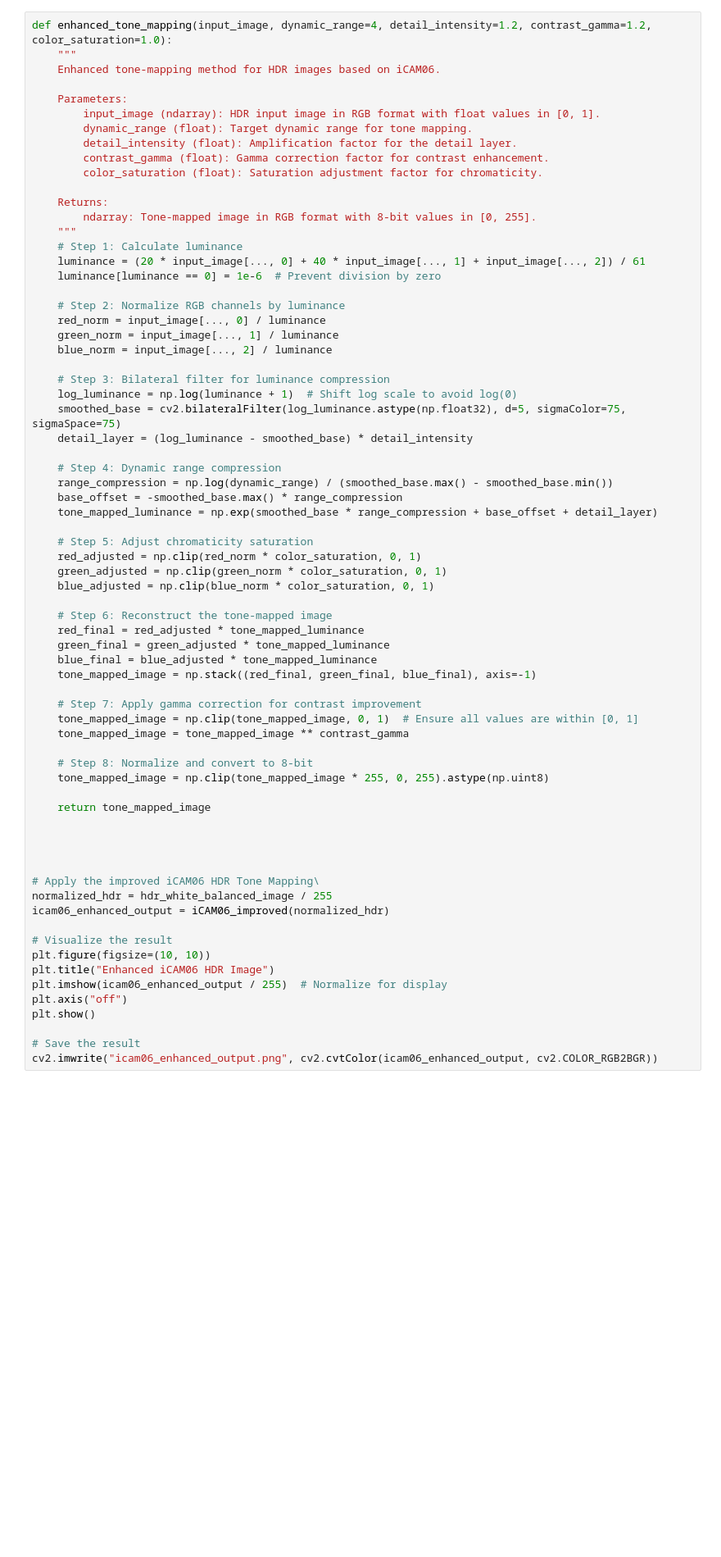
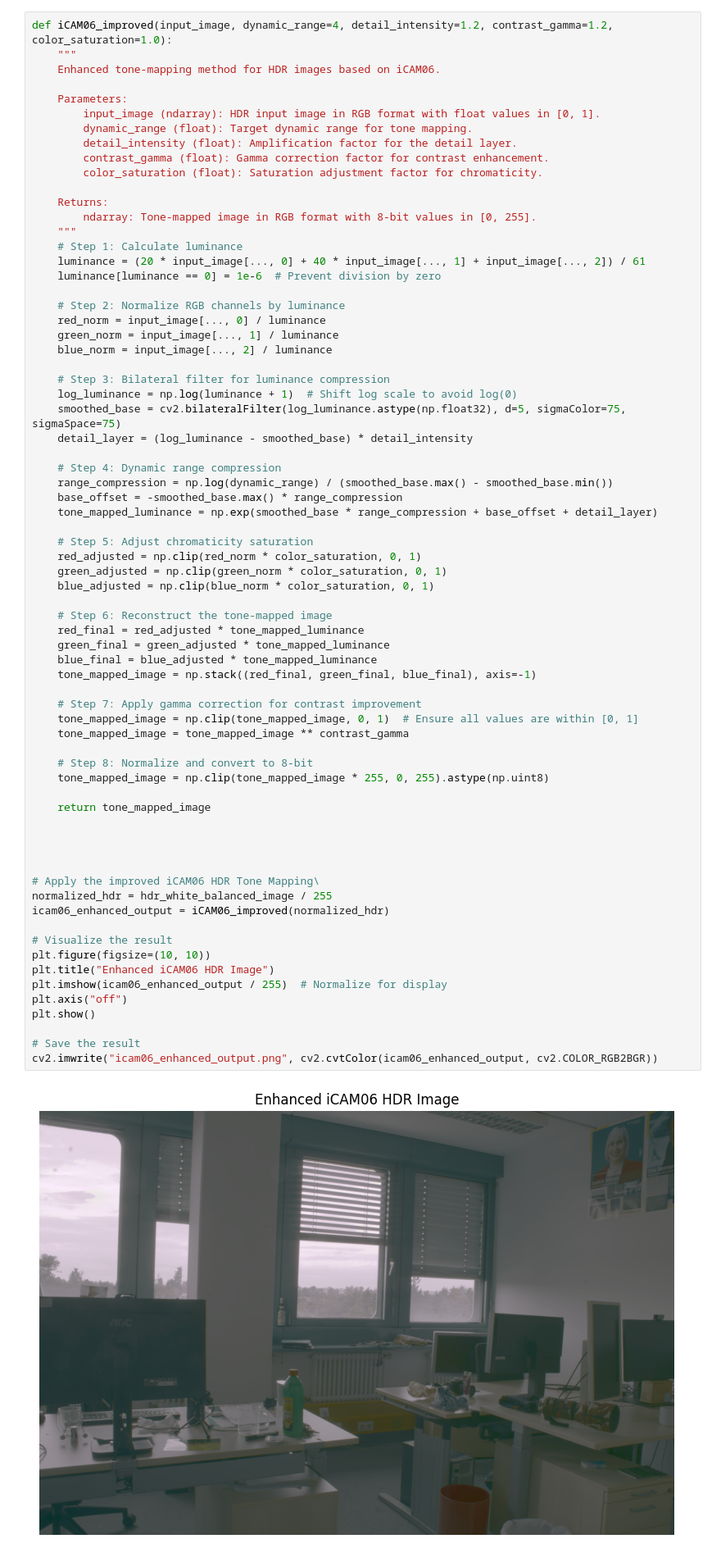
Before and after one commit to mahdi-darvish/CVPorj, a Jupyter notebook: Ex2/Group/exercise02-group-v1.ipynb, the cells around one changed output. Shown at 82% size. Saved outputs shown, nothing was run; the diff lists cells and outputs as text; blank space fills up the shorter version.

```diff
--- a/Ex2/Group/exercise02-group-v1.ipynb
+++ b/Ex2/Group/exercise02-group-v1.ipynb
@@ -586,5 +591,5 @@ cv2.imwrite('hdr_image.png', cv2.cvtColor(hdr_white_balanced_image, cv2.COLOR_RG
 # %%
-def enhanced_tone_mapping(input_image, dynamic_range=4, detail_intensity=1.2, contrast_gamma=1.2, color_saturation=1.0):
+def iCAM06_improved(input_image, dynamic_range=4, detail_intensity=1.2, contrast_gamma=1.2, color_saturation=1.0):
     """
     Enhanced tone-mapping method for HDR images based on iCAM06.
 
@@ -626,30 +631,32 @@ def enhanced_tone_mapping(input_image, dynamic_range=4, detail_intensity=1.2, co
     red_final = red_adjusted * tone_mapped_luminance
     green_final = green_adjusted * tone_mapped_luminance
     blue_final = blue_adjusted * tone_mapped_luminance
     tone_mapped_image = np.stack((red_final, green_final, blue_final), axis=-1)
 
     # Step 7: Apply gamma correction for contrast improvement
     tone_mapped_image = np.clip(tone_mapped_image, 0, 1)  # Ensure all values are within [0, 1]
     tone_mapped_image = tone_mapped_image ** contrast_gamma
 
     # Step 8: Normalize and convert to 8-bit
     tone_mapped_image = np.clip(tone_mapped_image * 255, 0, 255).astype(np.uint8)
 
     return tone_mapped_image
 
 
 
 
 # Apply the improved iCAM06 HDR Tone Mapping\
 normalized_hdr = hdr_white_balanced_image / 255
 icam06_enhanced_output = iCAM06_improved(normalized_hdr)
 
 # Visualize the result
 plt.figure(figsize=(10, 10))
 plt.title("Enhanced iCAM06 HDR Image")
 plt.imshow(icam06_enhanced_output / 255)  # Normalize for display
 plt.axis("off")
 plt.show()
 
 # Save the result
 cv2.imwrite("icam06_enhanced_output.png", cv2.cvtColor(icam06_enhanced_output, cv2.COLOR_RGB2BGR))
+# %% [output]
+[figure, added]
```
Also changed, not shown: parts of 6 cells of this notebook.
